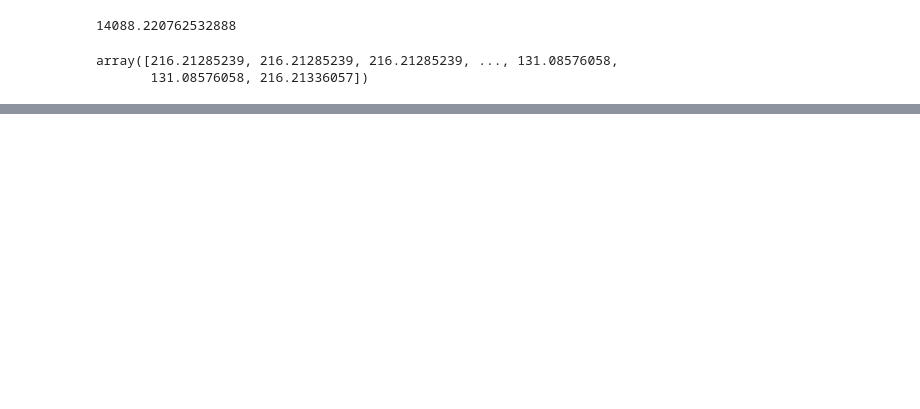
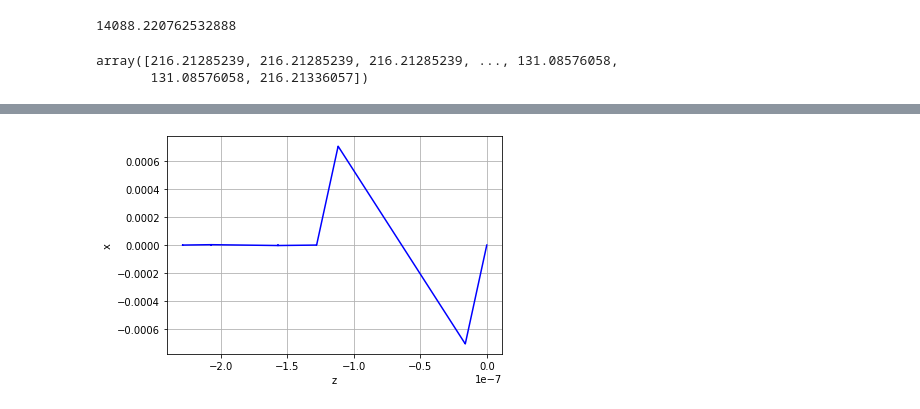
Before and after one commit to andreafornara/git_postprocessing, a Jupyter notebook: Octupoles_On.ipynb, the cells around one changed output, grey strips where cells are left out. Drawn from its saved outputs; the diff is of its cells as text; code cells hidden in the pictures; blank space fills up the shorter version.

```diff
--- a/Octupoles_On.ipynb
+++ b/Octupoles_On.ipynb
@@ -311,0 +370,8 @@ print('The line i find has an equation y = 3.9328945027448*x - 0.001739674024501
+# %%
+plt.plot(tw['zeta'],tw['x'],'blue')
+plt.grid()
+plt.xlabel('z')
+plt.ylabel('x');
+#plt.ylim(0.312,0.315)
+# %% [output]
+[figure, added]
```
Also changed, not shown: parts of 19 cells of this notebook, 10 other files.
